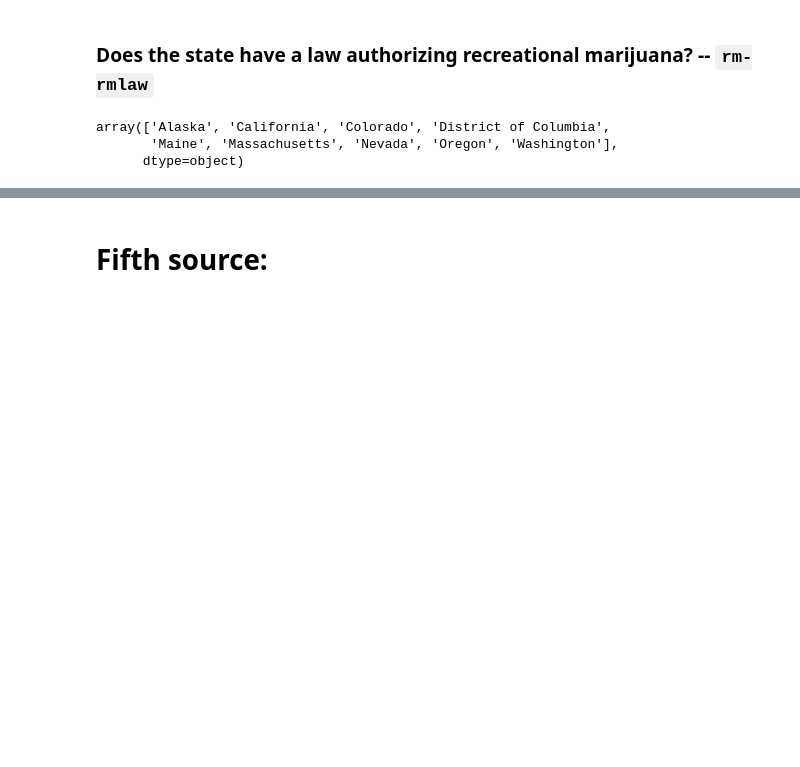
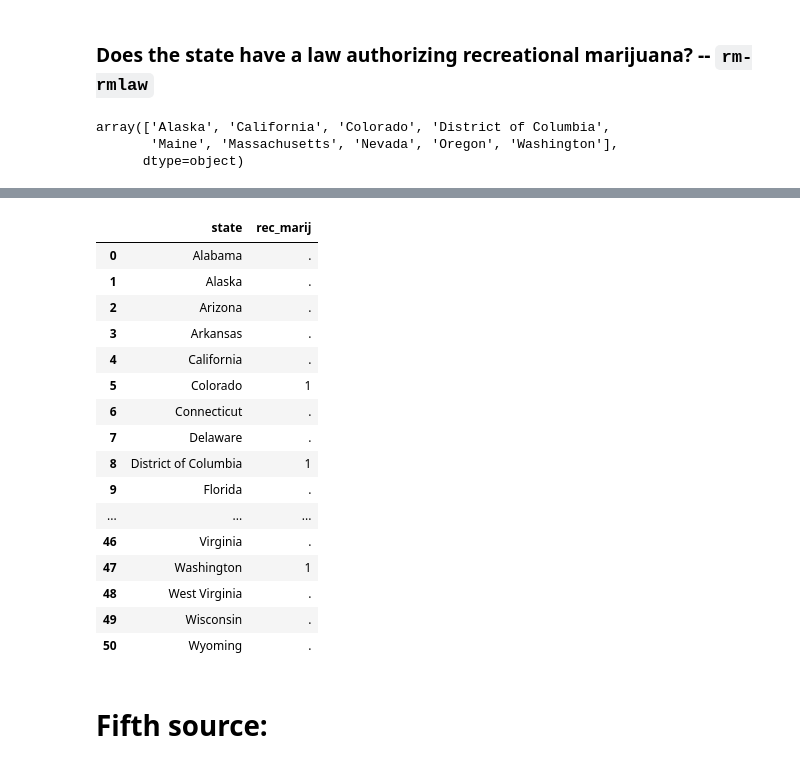
Before and after one commit to KwameTaylor/flask-project, a Jupyter notebook: acquire.ipynb, the cells around one changed output, grey strips where cells are left out. Saved outputs shown, nothing was run; the diff lists cells and outputs as text; code cells hidden in the pictures; blank space fills up the shorter version.

Commit message:
narrow data scope to features i want to use and drop duplicates

```diff
--- a/acquire.ipynb
+++ b/acquire.ipynb
@@ -1265,2 +1277,35 @@ array(['Alaska', 'California', 'Colorado', 'District of Columbia',
+# %%
+# First, sort
+drop_dups = marijuana_states.sort_values(["Jurisdictions", "Valid Through Date"])
+# Then drop duplicates
+drop_dups = drop_dups.drop_duplicates(subset=["Jurisdictions"])
+
+# set up columns I ideally want to have
+temp = pd.DataFrame(columns=['state', 'rec_marij'])
+
+temp['rec_marij'] = drop_dups['rm-rmlaw_Yes']
+temp['state'] = drop_dups['Jurisdictions']
+temp = temp.reset_index()
+temp = temp.drop(columns=['index'])
+
+temp
+# %% [output]
+|  | state | rec_marij |
+| 0 | Alabama | . |
+| 1 | Alaska | . |
+| 2 | Arizona | . |
+| 3 | Arkansas | . |
+| 4 | California | . |
+| 5 | Colorado | 1 |
+| 6 | Connecticut | . |
+| 7 | Delaware | . |
+| 8 | District of Columbia | 1 |
+| 9 | Florida | . |
+| ... | ... | ... |
+| 46 | Virginia | . |
+| 47 | Washington | 1 |
+| 48 | West Virginia | . |
+| 49 | Wisconsin | . |
+| 50 | Wyoming | . |
 # %% [markdown]
 # Fifth source:
```
Also changed, not shown: parts of 3 cells of this notebook.
